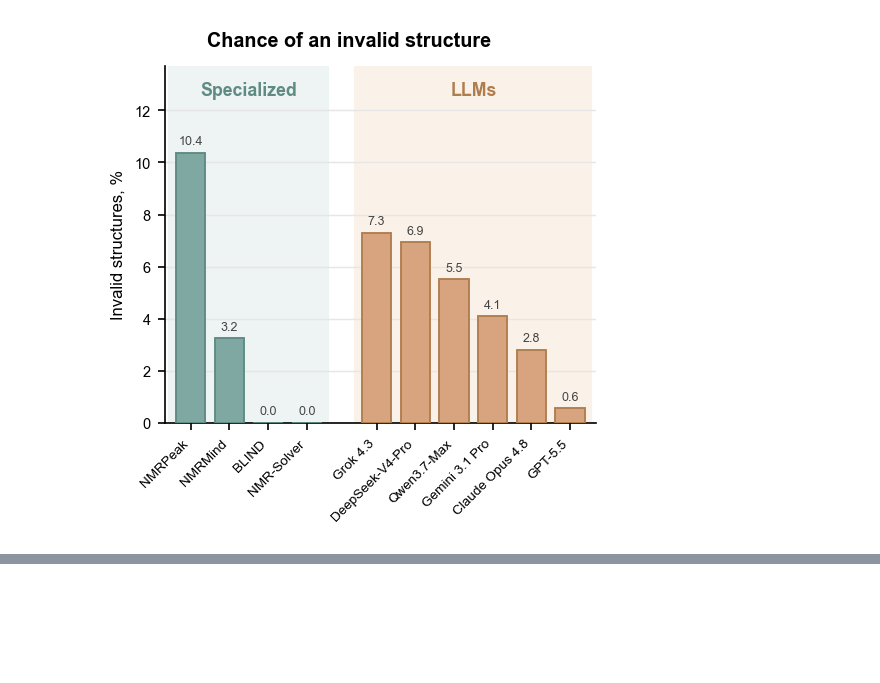
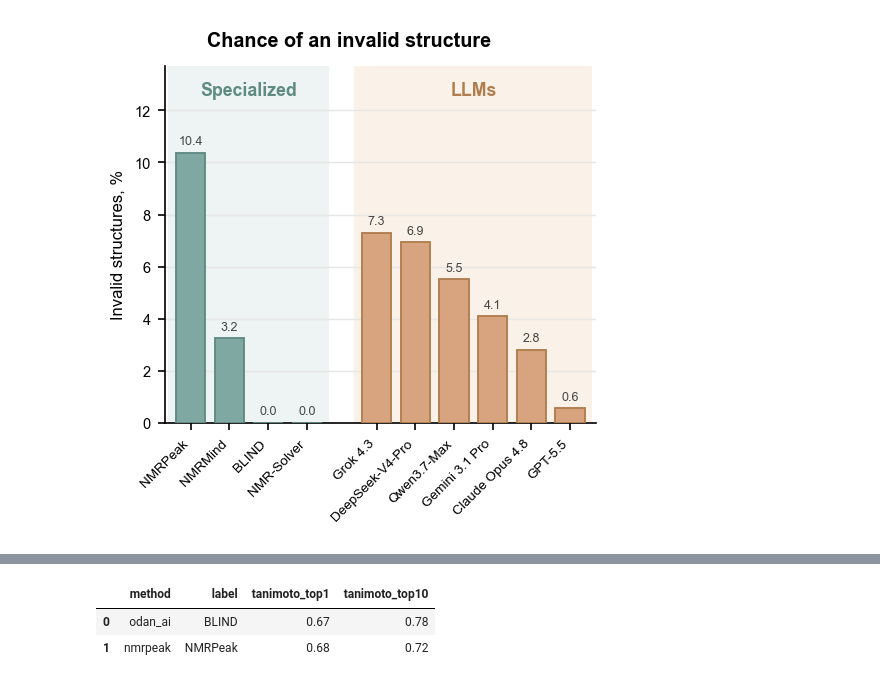
Before and after one commit to odanchem/NMRArena, a Jupyter notebook: analysis/data_analysis.ipynb, the cells around one changed output, grey strips where cells are left out. Saved outputs shown, nothing was run; the diff lists cells and outputs as text; code cells hidden in the pictures; blank space fills up the shorter version.

```diff
--- a/analysis/data_analysis.ipynb
+++ b/analysis/data_analysis.ipynb
@@ -1034,0 +1063,27 @@ plt.show()
+# %%
+# Tanimoto closeness of the held-out predictions: the rank-1 candidate, and the best of the first 10.
+# Averaged over molecules exactly as the tanimoto_r2 column of the summary table above
+# (Morgan radius 2 / ECFP4), so the two sets of numbers are directly comparable.
+tani_rows = []
+for m in HELD_METHODS:
+    t1, t10 = [], []
+    for r in held:
+        cands = r["preds"][m]
+        if not cands:
+            continue
+        t = tanimoto(r["truth"], cands[0])
+        if t is not None:
+            t1.append(t)
+        best = [x for x in (tanimoto(r["truth"], s) for s in cands[:10]) if x is not None]
+        if best:
+            t10.append(max(best))
+    tani_rows.append({"method": m, "label": DISPLAY[m],
+                      "tanimoto_top1":  mean(t1)  if t1  else float("nan"),
+                      "tanimoto_top10": mean(t10) if t10 else float("nan")})
+
+held_tanimoto = pd.DataFrame(tani_rows)
+held_tanimoto.round({"tanimoto_top1": 2, "tanimoto_top10": 2})
+# %% [output]
+|  | method | label | tanimoto_top1 | tanimoto_top10 |
+| 0 | odan_ai | BLIND | 0.67 | 0.78 |
+| 1 | nmrpeak | NMRPeak | 0.68 | 0.72 |
```
Also changed, not shown: parts of 7 cells of this notebook, 4 other files.
